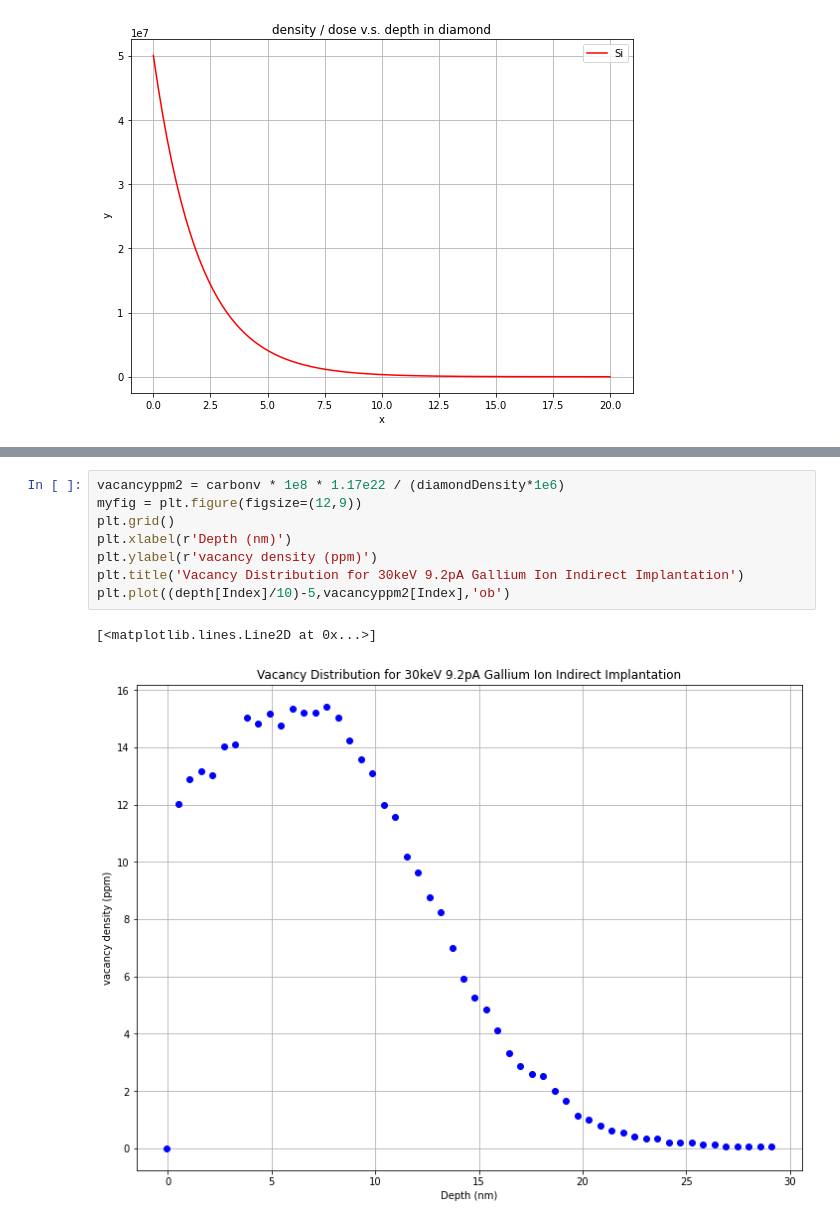
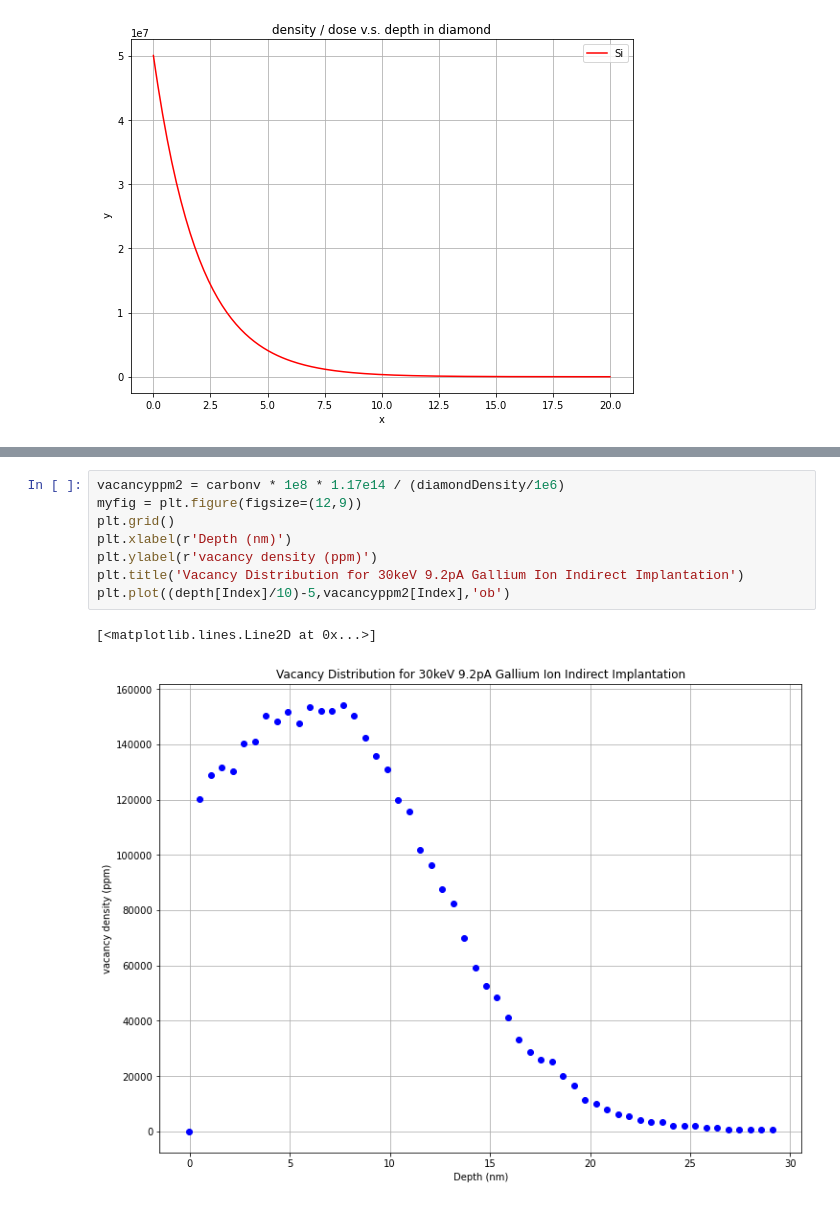
Before and after one commit to ahserhan/SiO2-SiV, a Jupyter notebook: simulation_process.ipynb, the cells around one changed output, grey strips where cells are left out. Cells and saved outputs as stored; diff of their text form.

```diff
--- a/simulation_process.ipynb
+++ b/simulation_process.ipynb
@@ -138,14 +138,14 @@ plt.plot((depth[Index]/10)-5,vacancyppm[Index],'ob')
 # %%
-vacancyppm2 = carbonv * 1e8 * 1.17e22 / (diamondDensity*1e6)
+vacancyppm2 = carbonv * 1e8 * 1.17e14 / (diamondDensity/1e6)
 myfig = plt.figure(figsize=(12,9))
 plt.grid()
 plt.xlabel(r'Depth (nm)')
 plt.ylabel(r'vacancy density (ppm)')
 plt.title('Vacancy Distribution for 30keV 9.2pA Gallium Ion Indirect Implantation')
 plt.plot((depth[Index]/10)-5,vacancyppm2[Index],'ob')
 # %% [output]
 [<matplotlib.lines.Line2D at 0x...>]
-[figure, old version]
+[figure, new version]
 # %%
 plt.grid()
 plt.xlabel(r'Depth in Diamond (nm)')
```
Also changed, not shown: parts of 10 cells of this notebook.
